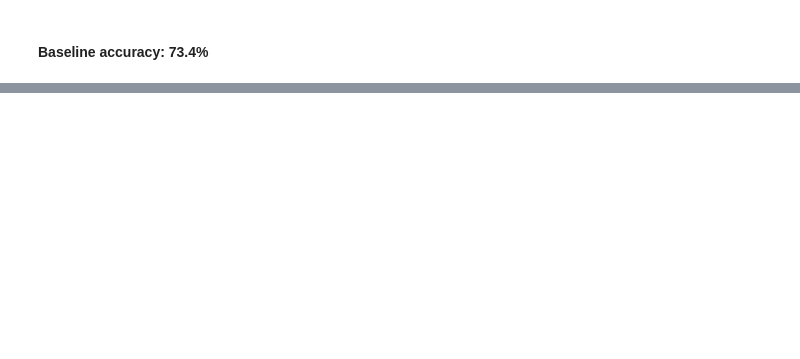
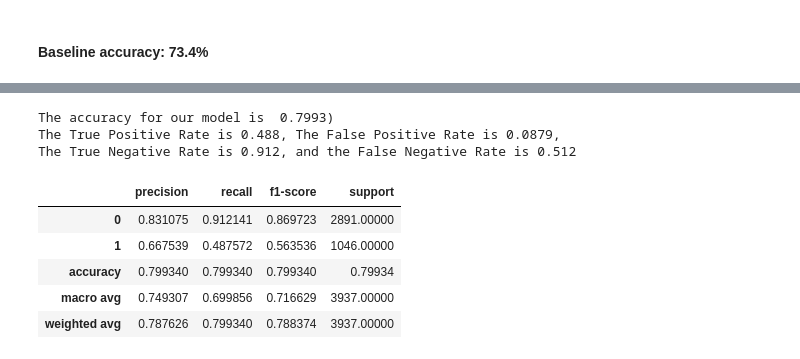
Before and after one commit to watermanbrandyn/classification_project, a Jupyter notebook: classification_workbook.ipynb, the cells around one changed output, grey strips where cells are left out. Drawn from its saved outputs; the diff is of its cells as text; code cells hidden in the pictures; blank space fills up the shorter version.

```diff
--- a/classification_workbook.ipynb
+++ b/classification_workbook.ipynb
@@ -629,0 +901,3 @@ baseline
+# %%
+x_train2 = x_train.drop(columns=['monthly_charges', 'total_charges', 'senior_citizen',
+                                'gender_Male', 'partner_Yes', 'dependents_Yes'])
@@ -629,0 +924,4 @@ baseline
+# %%
+clf2 = DecisionTreeClassifier(max_depth=4, random_state=123)
+# %%
+clf2 = clf2.fit(x_train2, y_train)
@@ -629,0 +950,28 @@ baseline
+# %%
+y_pred2 = clf2.predict(x_train2)
+y_pred_proba2 = clf2.predict_proba(x_train2)
+# %%
+accuracy = clf2.score(x_train2, y_train)
+conf = confusion_matrix(y_train, y_pred2)
+class_report = pd.DataFrame(classification_report(y_train, y_pred2, output_dict=True)).T
+conf = confusion_matrix(y_train, y_pred2)
+tpr = conf[1][1] / conf[1].sum()
+fpr = conf[0][1] / conf[0].sum()
+tnr = conf[0][0] / conf[0].sum()
+fnr = conf[1][0] / conf[1].sum()
+print(f'''
+The accuracy for our model is {accuracy: .4})
+The True Positive Rate is {tpr:.3}, The False Positive Rate is {fpr:.3},
+The True Negative Rate is {tnr:.3}, and the False Negative Rate is {fnr:.3}
+''')
+class_report
+# %% [output]
+The accuracy for our model is  0.7993)
+The True Positive Rate is 0.488, The False Positive Rate is 0.0879,
+The True Negative Rate is 0.912, and the False Negative Rate is 0.512
+|  | precision | recall | f1-score | support |
+| 0 | 0.831075 | 0.912141 | 0.869723 | 2891.00000 |
+| 1 | 0.667539 | 0.487572 | 0.563536 | 1046.00000 |
+| accuracy | 0.799340 | 0.799340 | 0.799340 | 0.79934 |
+| macro avg | 0.749307 | 0.699856 | 0.716629 | 3937.00000 |
+| weighted avg | 0.787626 | 0.799340 | 0.788374 | 3937.00000 |
```
Also changed, not shown: parts of 106 cells of this notebook.
